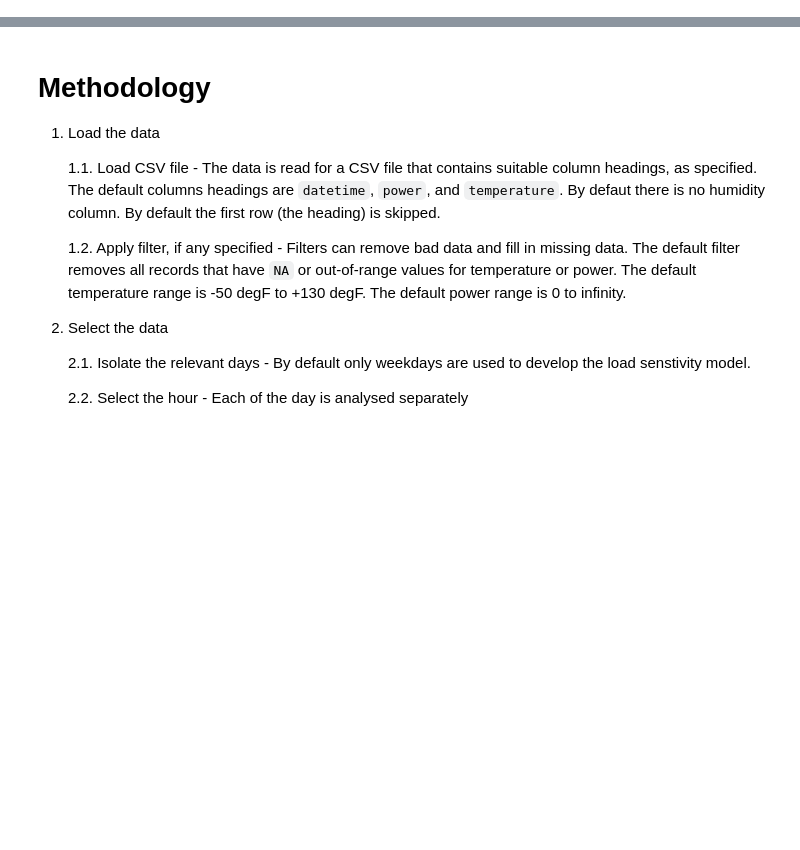
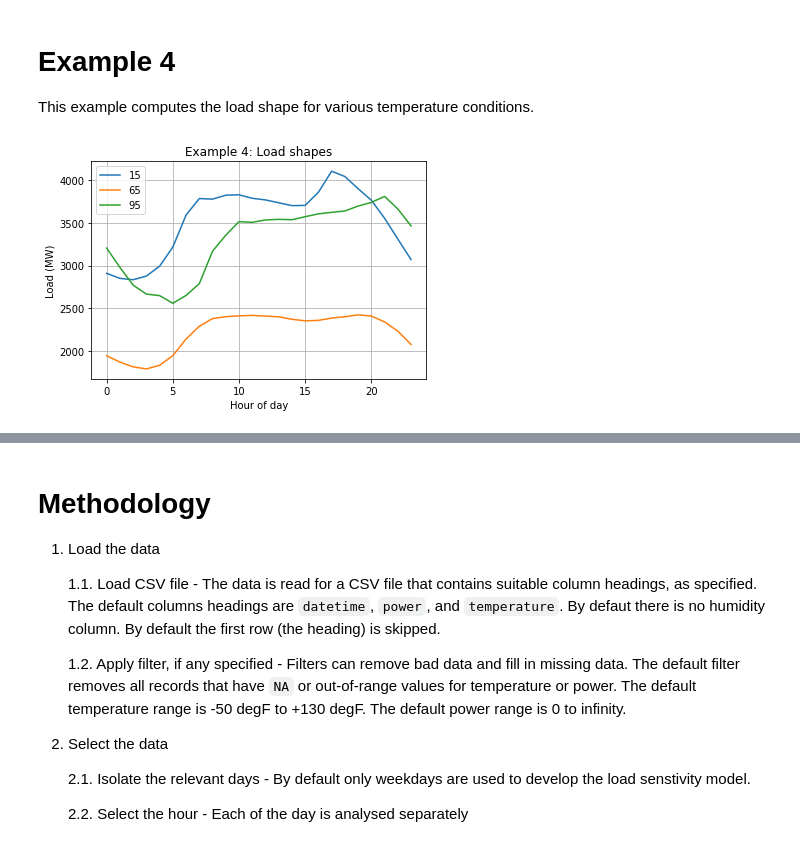
Before and after one commit to slacgismo/load_composition_analysis, a Jupyter notebook: src/Temperature Sensitivity Analysis.ipynb, the cells around one changed output, grey strips where cells are left out. Cells and saved outputs as stored; diff of their text form; code cells hidden in the pictures; blank space fills up the shorter version.

```diff
--- a/src/Temperature Sensitivity Analysis.ipynb
+++ b/src/Temperature Sensitivity Analysis.ipynb
@@ -31,0 +104,18 @@ Hour
+# %% [markdown]
+# Example 4
+
+This example computes the load shape for various temperature conditions.
+# %%
+h = range(24)
+t = [15,65,95]
+p = lm.get_load(model,h,t)
+
+plt.plot(p)
+plt.xlabel("Hour of day")
+plt.ylabel("Load (MW)")
+plt.title("Example 4: Load shapes")
+plt.grid()
+plt.legend(t)
+plt.show()
+# %% [output]
+[figure, added]
```
Also changed, not shown: parts of 28 cells of this notebook, 4 other files.
